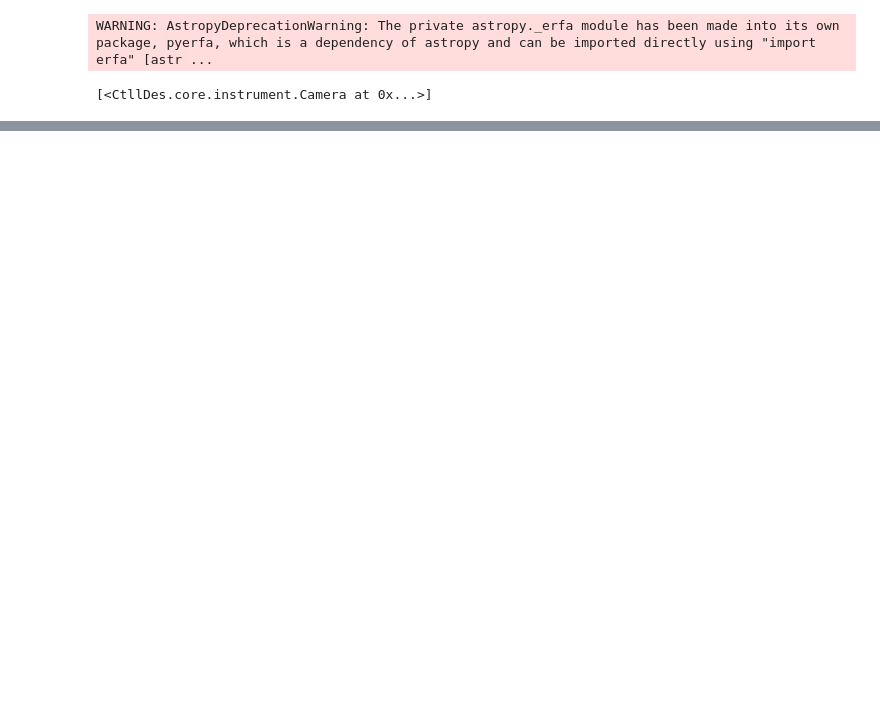
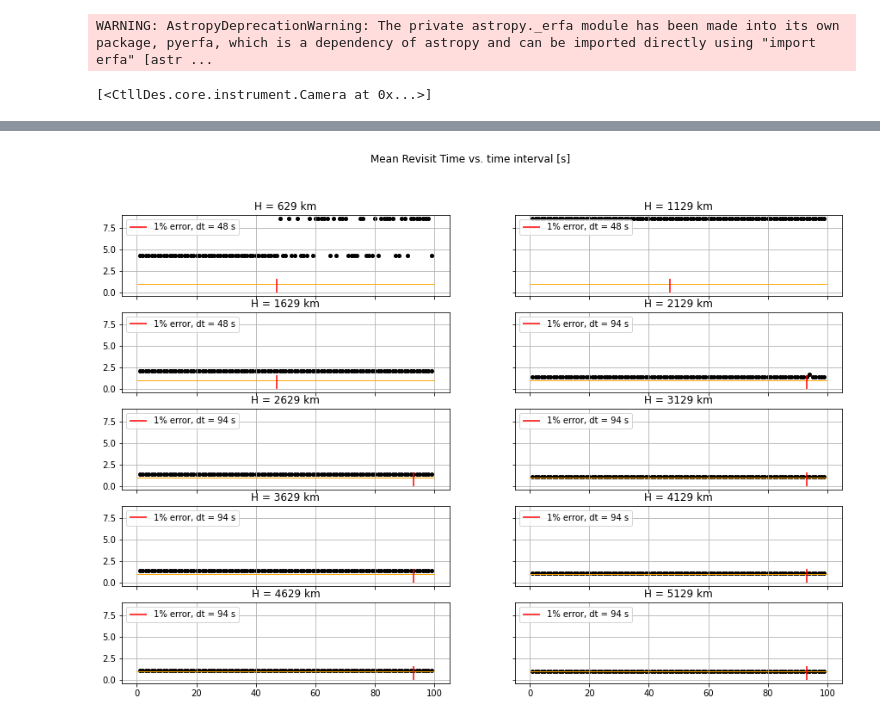
Before and after one commit to ivanbelenky/Ctll, a Jupyter notebook: notebooks/Merit Figures vs. time interval .ipynb, the cells around one changed output, grey strips where cells are left out. Cells and saved outputs as stored; diff of their text form; code cells hidden in the pictures; blank space fills up the shorter version.

```diff
--- a/notebooks/Merit Figures vs. time interval .ipynb
+++ b/notebooks/Merit Figures vs. time interval .ipynb
@@ -147 +161,28 @@ for j in range(len(ax)):
+# %%
+fig, ax = plt.subplots(nrows=5,ncols=2,figsize=(15,10),sharex=True,sharey=True)
+plt.suptitle("Mean Revisit Time vs. time interval [s]")
+
+ax = np.asarray(ax).reshape(-1)
+height = 7000*u.km - Earth.R_mean.to(u.km)
+
+
+for j in range(len(ax)):
+    accums = np.array([cov['mean gap dark'] for cov in sat_covs[j]])
+    try:
+        median = np.median(accums)
+        ax[j].scatter([i for i in range(1,100)], accums/mean, s=16, c='k')
+        ax[j].set_title(f'H = {height:.0f}')
+        ax[j].grid()
+        ax[j].hlines(y=1,xmin=0,xmax=100,color='orange',linewidth=1)
+        for i in range(0,len(accums)):
+            if accums[i]/median > 1.01:
+                idx = i
+                break
+        ax[j].vlines(x=idx,ymin=0,ymax=1.6,color='red',label= f"1% error, dt = {idx+1} s" )
+        ax[j].legend(loc=2)
+    except:
+        pass
+    height += 500*u.km
+# %% [output]
+[figure, added]
 # %%
```
Also changed, not shown: parts of 5 cells of this notebook, 7 other files.
